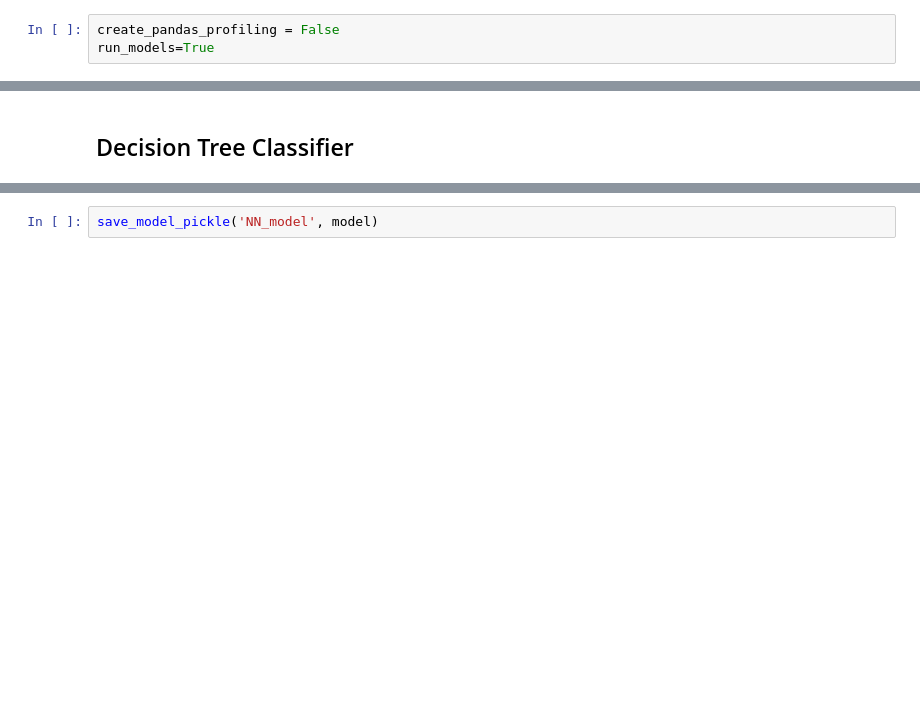
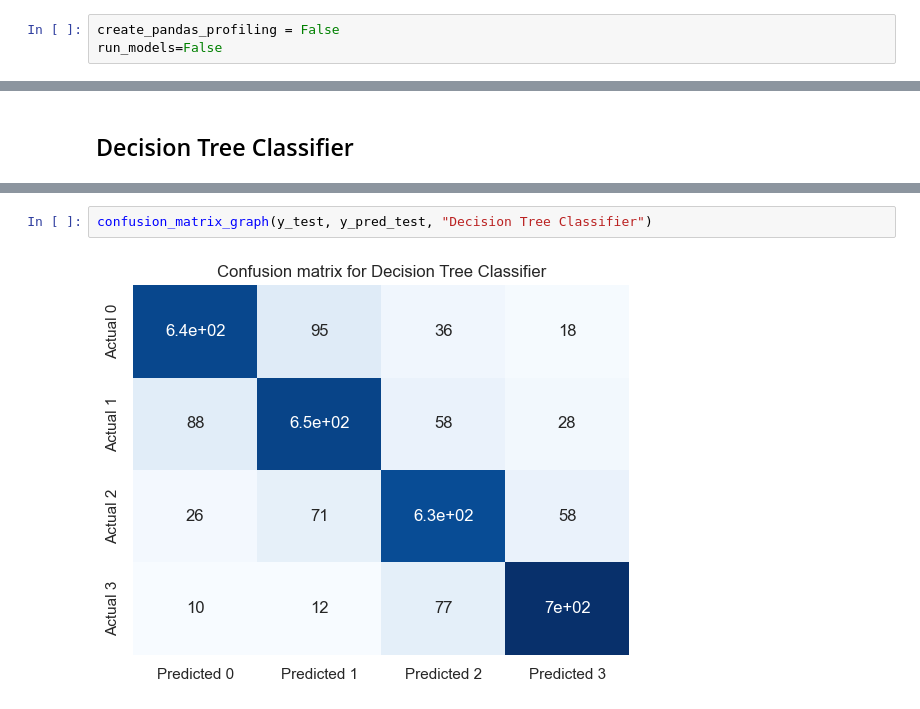
Before and after one commit to mlgomez0/advanced_python_project, a Jupyter notebook: notebooks/climate_change/climate_change_II.ipynb, the cells around one changed output, grey strips where cells are left out. Cells and saved outputs as stored; diff of their text form; blank space fills up the shorter version.

```diff
--- a/notebooks/climate_change/climate_change_II.ipynb
+++ b/notebooks/climate_change/climate_change_II.ipynb
@@ -16,7 +16,7 @@
 - run_pandas_profiling: equal True means to create the Pandas Profiling which takes time, False means you will use the profile attached with this report
 # %%
 create_pandas_profiling = False
-run_models=True
+run_models=False
 # %% [markdown]
 ## Please do the following imports
 # %%
@@ -799,2 +726,4 @@ _________________________________________________________________
-# %%
-save_model_pickle('NN_model', model)
+# %%
+confusion_matrix_graph(y_test, y_pred_test, "Decision Tree Classifier")
+# %% [output]
+[figure, added]
```
Also changed, not shown: parts of 7 cells of this notebook, 1 other file.
